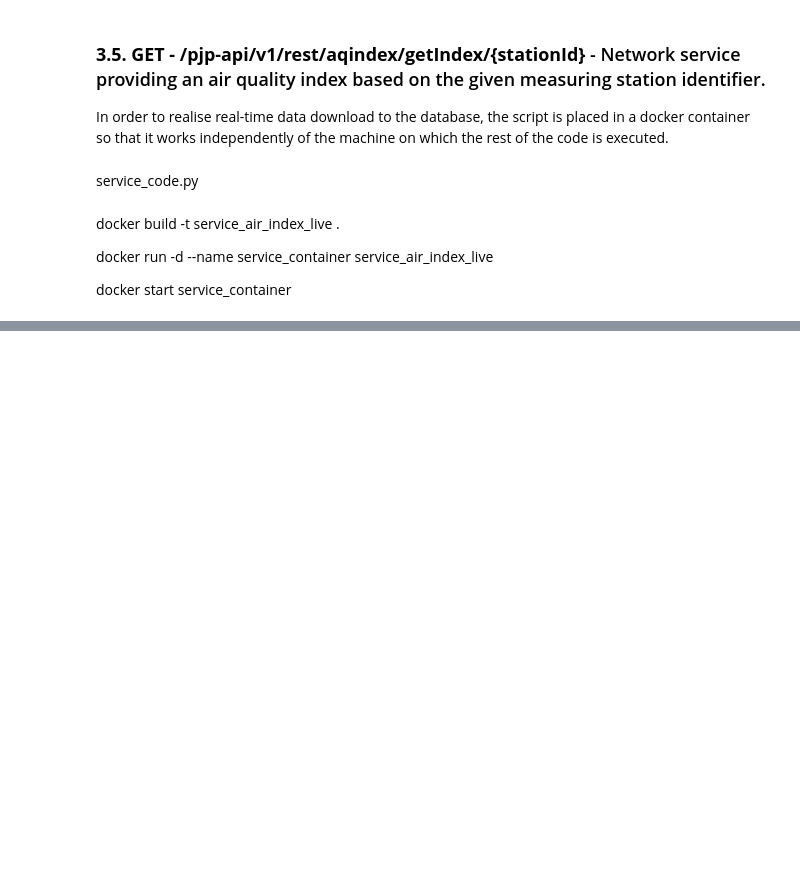
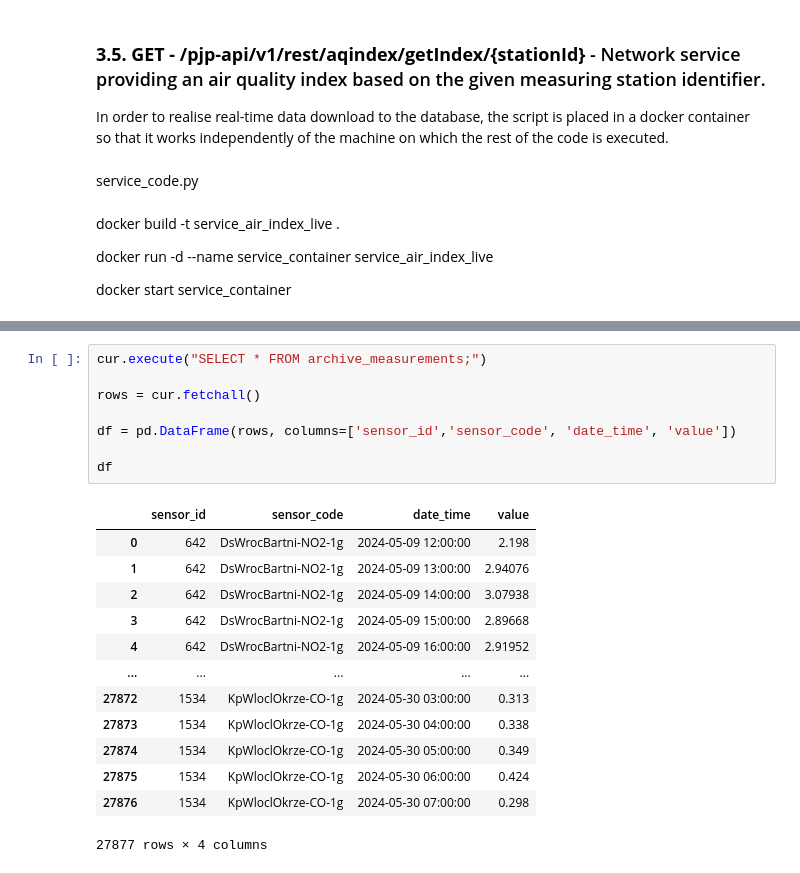
Before and after one commit to KosoliCstud/project, a Jupyter notebook: project_code.ipynb, the cells around one changed output, grey strips where cells are left out. Drawn from its saved outputs; the diff is of its cells as text; blank space fills up the shorter version.

```diff
--- a/project_code.ipynb
+++ b/project_code.ipynb
@@ -304,3 +410,25 @@ docker start service_container
+# %%
+cur.execute("SELECT * FROM archive_measurements;")
+
+rows = cur.fetchall()
+
+df = pd.DataFrame(rows, columns=['sensor_id','sensor_code', 'date_time', 'value'])
+
+df
+# %% [output]
+|  | sensor_id | sensor_code | date_time | value |
+| 0 | 642 | DsWrocBartni-NO2-1g | 2024-05-09 12:00:00 | 2.198 |
+| 1 | 642 | DsWrocBartni-NO2-1g | 2024-05-09 13:00:00 | 2.94076 |
+| 2 | 642 | DsWrocBartni-NO2-1g | 2024-05-09 14:00:00 | 3.07938 |
+| 3 | 642 | DsWrocBartni-NO2-1g | 2024-05-09 15:00:00 | 2.89668 |
+| 4 | 642 | DsWrocBartni-NO2-1g | 2024-05-09 16:00:00 | 2.91952 |
+| ... | ... | ... | ... | ... |
+| 27872 | 1534 | KpWloclOkrze-CO-1g | 2024-05-30 03:00:00 | 0.313 |
+| 27873 | 1534 | KpWloclOkrze-CO-1g | 2024-05-30 04:00:00 | 0.338 |
+| 27874 | 1534 | KpWloclOkrze-CO-1g | 2024-05-30 05:00:00 | 0.349 |
+| 27875 | 1534 | KpWloclOkrze-CO-1g | 2024-05-30 06:00:00 | 0.424 |
+| 27876 | 1534 | KpWloclOkrze-CO-1g | 2024-05-30 07:00:00 | 0.298 |
+27877 rows × 4 columns
 # %%
 #### TEST ####
 cur.execute("SELECT * FROM archive_measurements;")
```
Also changed, not shown: parts of 15 cells of this notebook.
